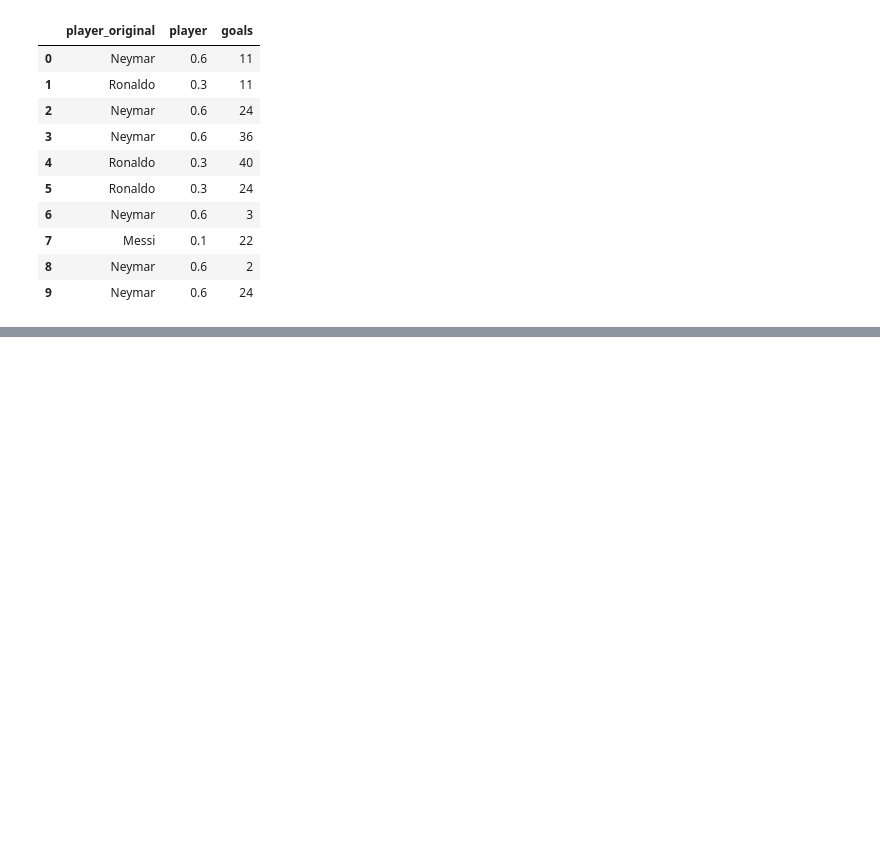
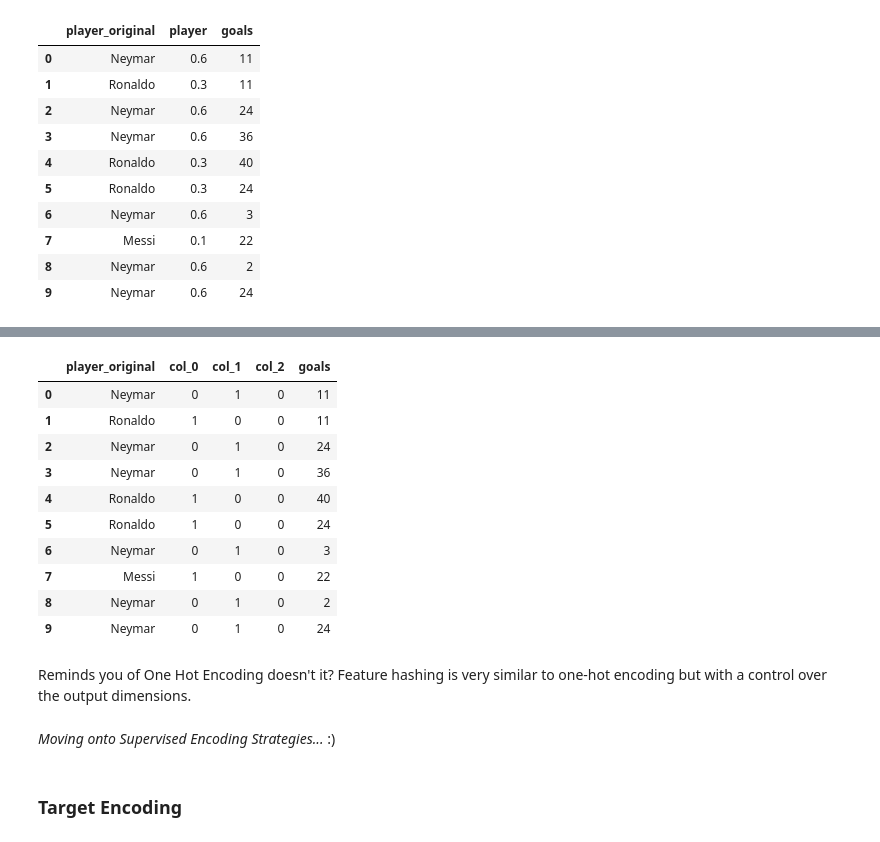
Before and after one commit to AlisterLuiz/Encodings-101, a Jupyter notebook: encodings_101.ipynb, the cells around one changed output, grey strips where cells are left out. Drawn from its saved outputs; the diff is of its cells as text; code cells hidden in the pictures; blank space fills up the shorter version.

```diff
--- a/encodings_101.ipynb
+++ b/encodings_101.ipynb
@@ -191,0 +237,28 @@ df_encoded
+# %%
+# Sets number of components present in the higher dimensional space
+df_encoded = HashingEncoder(cols=['player'], n_components=3).fit_transform(df)
+# %%
+# Get original player names
+df_encoded['player_original'] = df['player']
+# Reorder Elements
+df_encoded = df_encoded[['player_original', *df_encoded.columns[:-1]]]
+# %%
+df_encoded
+# %% [output]
+|  | player_original | col_0 | col_1 | col_2 | goals |
+| 0 | Neymar | 0 | 1 | 0 | 11 |
+| 1 | Ronaldo | 1 | 0 | 0 | 11 |
+| 2 | Neymar | 0 | 1 | 0 | 24 |
+| 3 | Neymar | 0 | 1 | 0 | 36 |
+| 4 | Ronaldo | 1 | 0 | 0 | 40 |
+| 5 | Ronaldo | 1 | 0 | 0 | 24 |
+| 6 | Neymar | 0 | 1 | 0 | 3 |
+| 7 | Messi | 1 | 0 | 0 | 22 |
+| 8 | Neymar | 0 | 1 | 0 | 2 |
+| 9 | Neymar | 0 | 1 | 0 | 24 |
+# %% [markdown]
+Reminds you of One Hot Encoding doesn't it? Feature hashing is very similar to one-hot encoding but with a control over the output dimensions.
+# %% [markdown]
+_Moving onto Supervised Encoding Strategies..._ :)
+# %% [markdown]
+### Target Encoding
```
Also changed, not shown: parts of 29 cells of this notebook.
